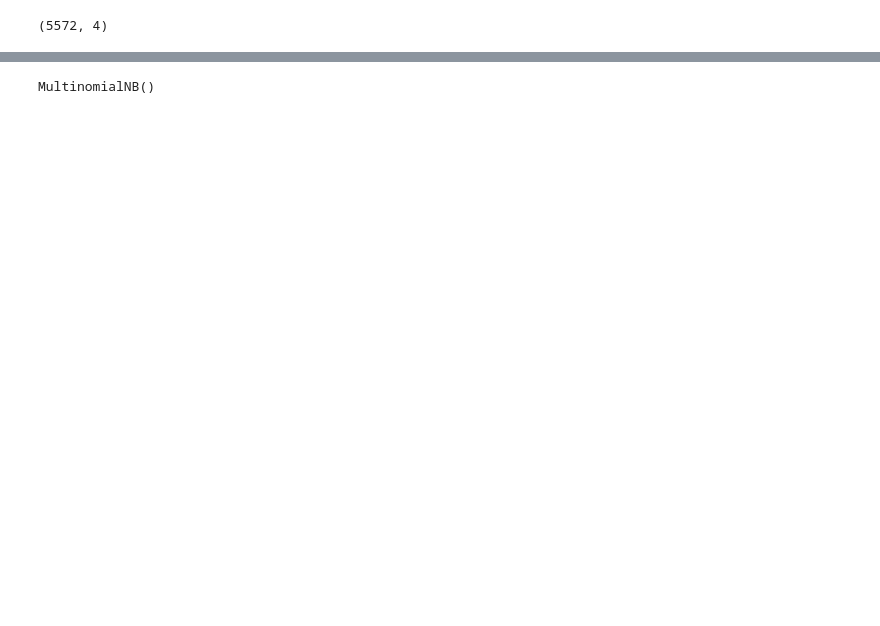
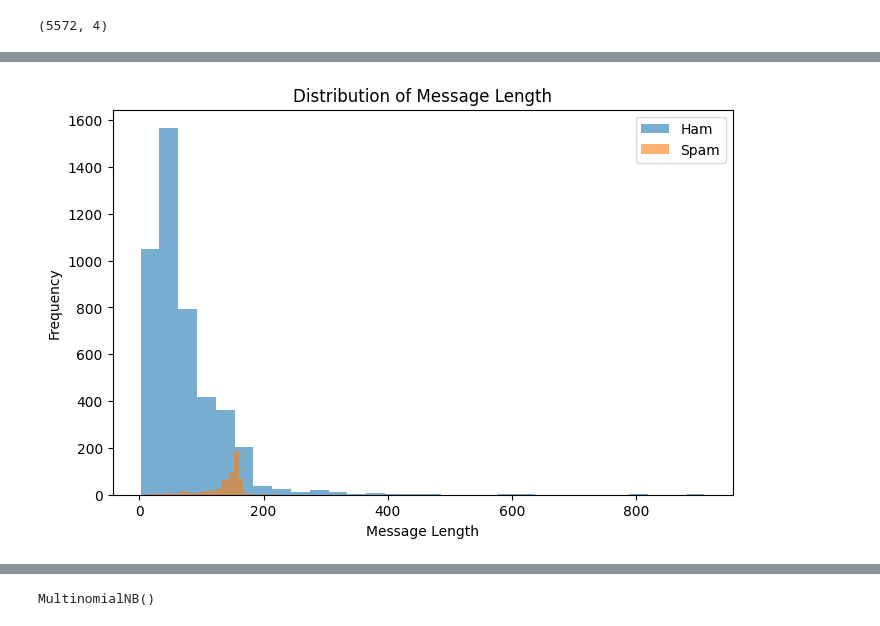
Before and after one commit to Shrawani-DS/spam-classifier-api, a Jupyter notebook: notebook/Spam_classifier.ipynb, the cells around one changed output, grey strips where cells are left out. Cells and saved outputs as stored; diff of their text form; code cells hidden in the pictures; blank space fills up the shorter version.

```diff
--- a/notebook/Spam_classifier.ipynb
+++ b/notebook/Spam_classifier.ipynb
@@ -49,3 +66,2 @@ df.shape
 # %%
-# Remove uneccesary cols
-df=df.drop(columns=["length","punct"])
+df.describe()
@@ -68,0 +100,2 @@ dtype: int64
+# %%
+df = df.drop_duplicates()
@@ -68,0 +159,11 @@ dtype: int64
+# %%
+plt.figure(figsize=(8,5))
+plt.hist(df[df["label"]=="ham"]["length"], bins=30, alpha=0.6, label="Ham")
+plt.hist(df[df["label"]=="spam"]["length"], bins=30, alpha=0.6, label="Spam")
+plt.legend()
+plt.xlabel("Message Length")
+plt.ylabel("Frequency")
+plt.title("Distribution of Message Length")
+plt.show()
+# %% [output]
+[figure, added]
```
Also changed, not shown: parts of 27 cells of this notebook, 2 other files.
